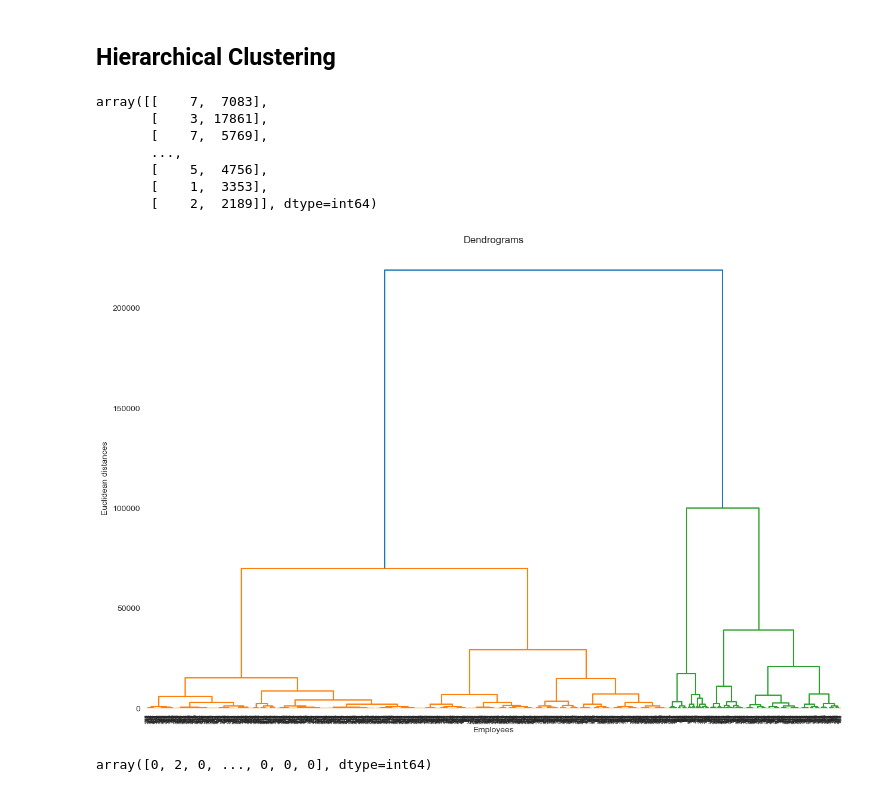
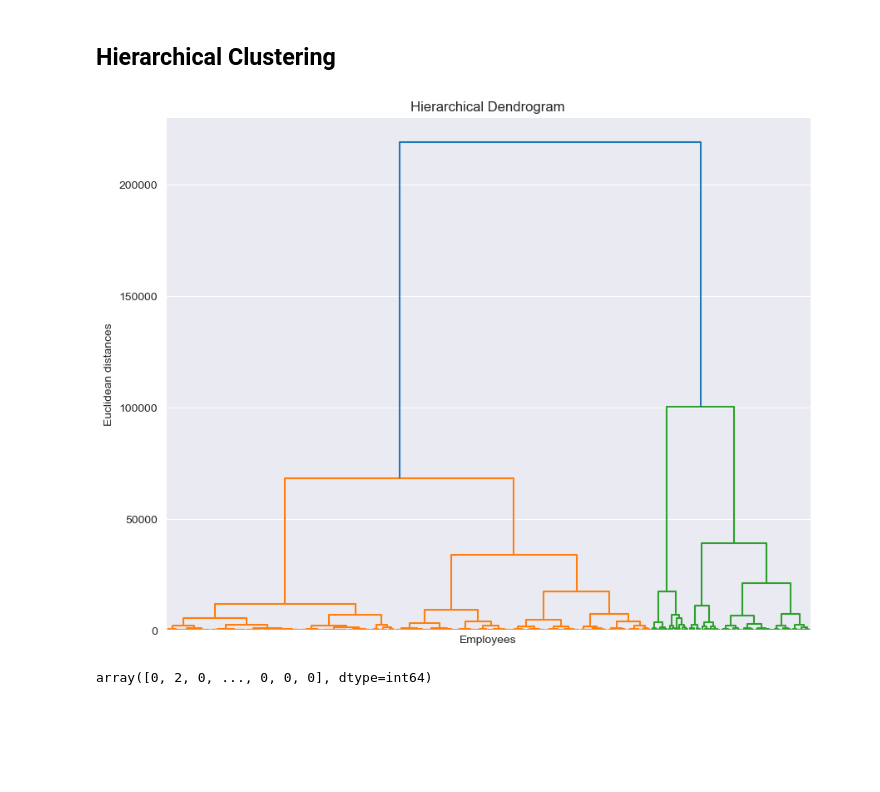
Before and after one commit to JayyyOlden/AMLDM, a Jupyter notebook: 2006184.ipynb, the cells around one changed output. Cells and saved outputs as stored; diff of their text form; code cells hidden in the pictures; blank space fills up the shorter version.

```diff
--- a/2006184.ipynb
+++ b/2006184.ipynb
@@ -1037,15 +950,16 @@ from sklearn.ensemble import RandomForestClassifier
 from sklearn.model_selection import GridSearchCV
 # %%
 param_grid = {
-    'n_estimators': [50, 100, 150, 200, 250, 300]
+    'n_estimators': [138, 139, 140, 141, 142] # Narrowed down after looping
 }
 
 RF = RandomForestClassifier(criterion='entropy', random_state=5)
 
-grid_search = GridSearchCV(estimator=RF, param_grid=param_grid, cv=5, scoring='accuracy')
+grid_search = GridSearchCV(estimator=RF, param_grid=param_grid, cv=10, scoring='accuracy')
+grid_search.fit(x_train, y_train)
 
-grid_search.fit(x_train_sc, y_train)
+n_estimator = grid_search.best_params_['n_estimators']
 
-print("Best n_estimators:", grid_search.best_params_['n_estimators'])
-print("Best accuracy:", grid_search.best_score_)
+print("Best n_estimators:", n_estimator)
+print("Best accuracy: %0.3f%%" % (100 * grid_search.best_score_))
 # %% [output]
@@ -1138,3 +1034,0 @@ from pandas import Series, DataFrame
-# %%
-X = np.array(x_train[['YearsAtCompany', 'JobInvolvement']])
-X
@@ -1149,12 +1034,0 @@ array([[10,  2],
-# %%
-# plot elbow method graph
-wcss = []
-for i in range(1,11):
-    kmeans=KMeans(n_clusters= i, init='k-means++', max_iter=300, n_init=10, random_state=5)
-    kmeans.fit(X)
-    wcss.append(kmeans.inertia_)
-plt.plot(range(1,11),wcss)
-plt.title('The Elbow method')
-plt.xlabel('Number of Cluster')
-plt.ylabel('wcss')
-plt.show
@@ -1192,26 +1037,16 @@ plt.show()
 # %%
 import scipy.cluster.hierarchy as sch
 from sklearn.cluster import AgglomerativeClustering
-# %%
-X = np.array(x_train[['JobRole', 'MonthlyIncome']])
-X
-# %% [output]
-array([[    7,  7083],
-       [    3, 17861],
-       [    7,  5769],
-       ...,
-       [    5,  4756],
-       [    1,  3353],
-       [    2,  2189]], dtype=int64)
 # %%
-plt.figure(figsize=(15, 10))
-dendrogram = sch.dendrogram(sch.linkage(X, method = 'ward'))
-plt.title('Dendrograms')
+plt.figure(figsize=(10, 8))
+dendrogram = sch.dendrogram(sch.linkage(X, method='ward'))
+plt.title('Hierarchical Dendrogram')
 plt.xlabel('Employees')
 plt.ylabel('Euclidean distances')
+plt.xticks([])
 plt.show()
 # %% [output]
-[figure, old version]
+[figure, new version]
 # %%
 hc = AgglomerativeClustering(n_clusters=3, metric='euclidean', linkage='ward')
 # %%
```
Also changed, not shown: parts of 85 cells of this notebook, 35 other files.
